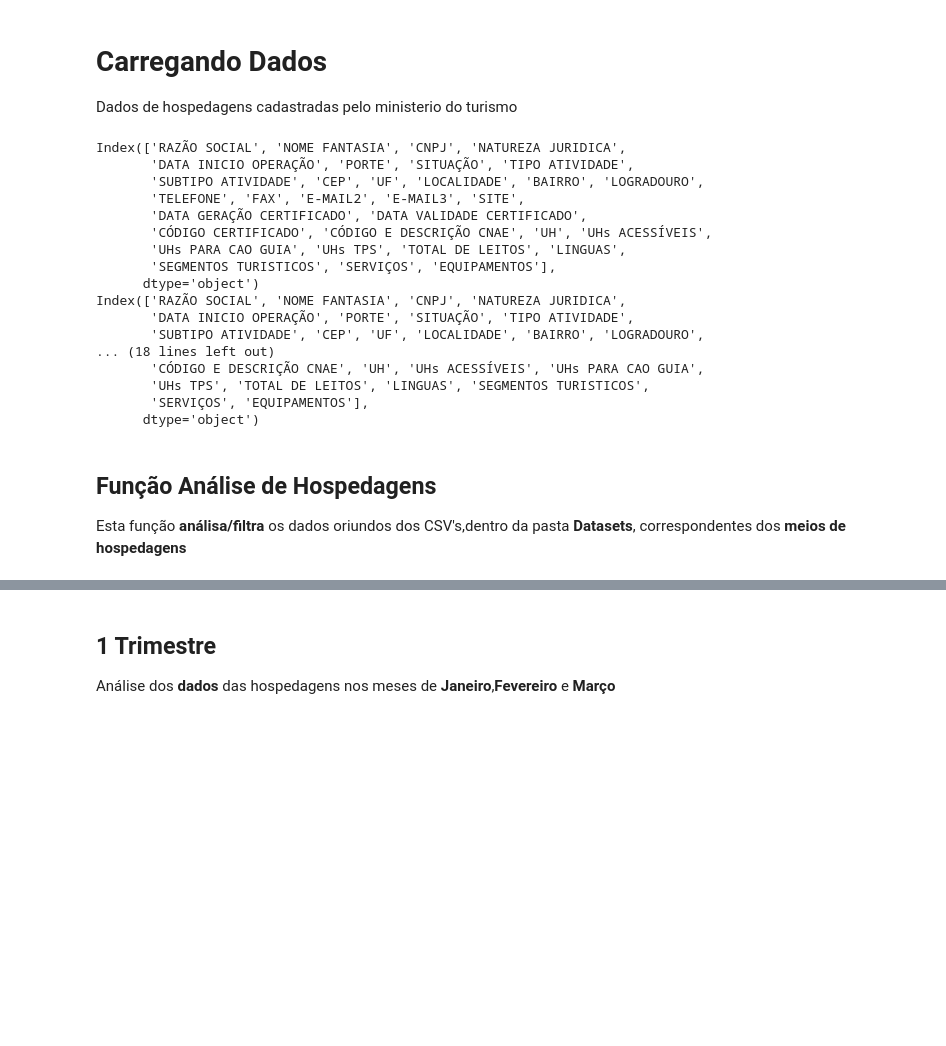
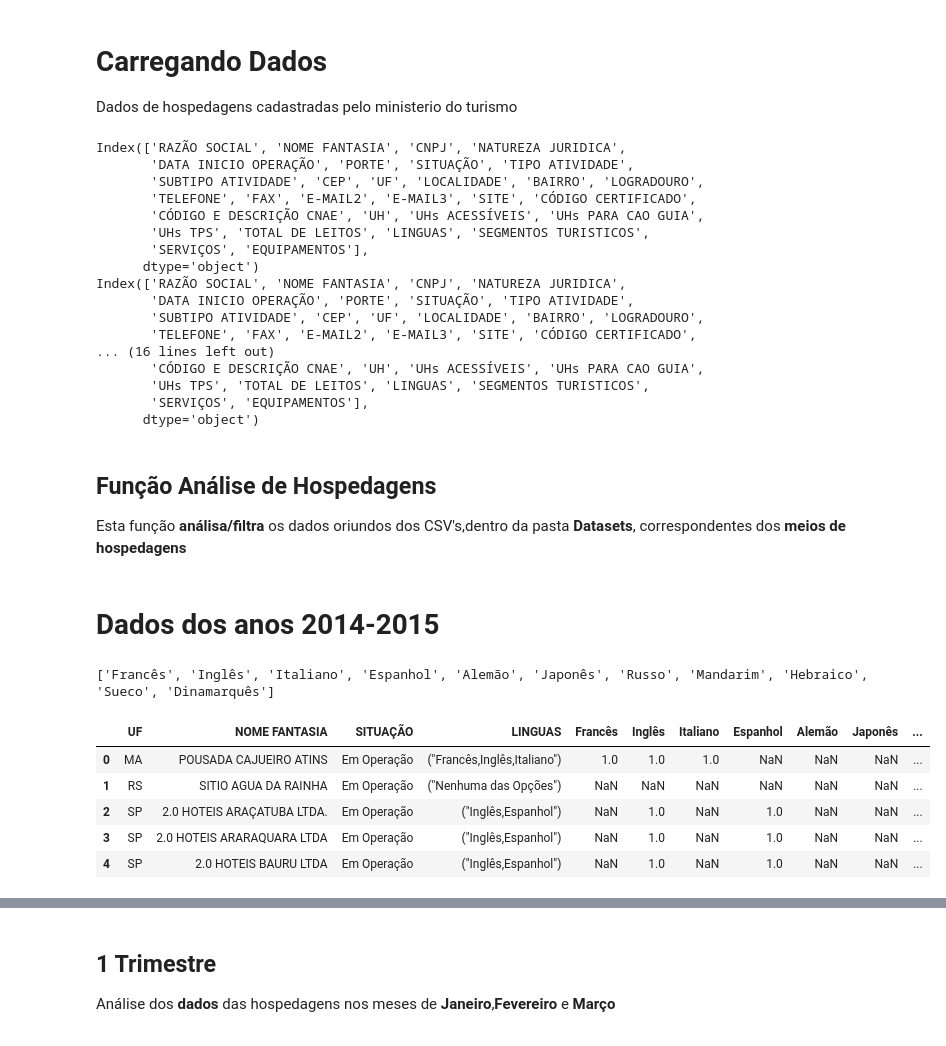
Before and after one commit to if1015-datascience-ufpe/2018-2-projeto-agua-de-coco, a Jupyter notebook: Análise Hospedagens.ipynb, the cells around one changed output, grey strips where cells are left out. Cells and saved outputs as stored; diff of their text form; code cells hidden in the pictures; blank space fills up the shorter version.

```diff
--- a/Análise Hospedagens.ipynb
+++ b/Análise Hospedagens.ipynb
@@ -20,23 +43,23 @@ hospedagens_trimestre04 = pd.read_csv('Datasets/MeiodeHospedagem201604TrimestreC
 # %%
 ## Colunas dos Dados
-print(hospedagens_trimestre01.columns)
-print(hospedagens_trimestre02.columns)
-print(hospedagens_trimestre03.columns)
-print(hospedagens_trimestre04.columns)
+print(dados_2014.columns)
+print(dados_2015.columns)
+print(dados_2016_04.columns)
+print(dados_2017_04.columns)
 # %% [output]
 Index(['RAZÃO SOCIAL', 'NOME FANTASIA', 'CNPJ', 'NATUREZA JURIDICA',
        'DATA INICIO OPERAÇÃO', 'PORTE', 'SITUAÇÃO', 'TIPO ATIVIDADE',
        'SUBTIPO ATIVIDADE', 'CEP', 'UF', 'LOCALIDADE', 'BAIRRO', 'LOGRADOURO',
-       'TELEFONE', 'FAX', 'E-MAIL2', 'E-MAIL3', 'SITE',
-       'DATA GERAÇÃO CERTIFICADO', 'DATA VALIDADE CERTIFICADO',
-       'CÓDIGO CERTIFICADO', 'CÓDIGO E DESCRIÇÃO CNAE', 'UH', 'UHs ACESSÍVEIS',
-       'UHs PARA CAO GUIA', 'UHs TPS', 'TOTAL DE LEITOS', 'LINGUAS',
-       'SEGMENTOS TURISTICOS', 'SERVIÇOS', 'EQUIPAMENTOS'],
+       'TELEFONE', 'FAX', 'E-MAIL2', 'E-MAIL3', 'SITE', 'CÓDIGO CERTIFICADO',
+       'CÓDIGO E DESCRIÇÃO CNAE', 'UH', 'UHs ACESSÍVEIS', 'UHs PARA CAO GUIA',
+       'UHs TPS', 'TOTAL DE LEITOS', 'LINGUAS', 'SEGMENTOS TURISTICOS',
+       'SERVIÇOS', 'EQUIPAMENTOS'],
       dtype='object')
 Index(['RAZÃO SOCIAL', 'NOME FANTASIA', 'CNPJ', 'NATUREZA JURIDICA',
        'DATA INICIO OPERAÇÃO', 'PORTE', 'SITUAÇÃO', 'TIPO ATIVIDADE',
        'SUBTIPO ATIVIDADE', 'CEP', 'UF', 'LOCALIDADE', 'BAIRRO', 'LOGRADOURO',
-... (18 lines left out)
+       'TELEFONE', 'FAX', 'E-MAIL2', 'E-MAIL3', 'SITE', 'CÓDIGO CERTIFICADO',
+... (16 lines left out)
        'CÓDIGO E DESCRIÇÃO CNAE', 'UH', 'UHs ACESSÍVEIS', 'UHs PARA CAO GUIA',
        'UHs TPS', 'TOTAL DE LEITOS', 'LINGUAS', 'SEGMENTOS TURISTICOS',
        'SERVIÇOS', 'EQUIPAMENTOS'],
@@ -79,3 +103,17 @@ def AnaliseDadosHospedagens(dataFrame_Hospedagens):
         dados.loc[dados['LINGUAS'].str.contains(lingua),lingua] = 1
 
     return dados
+# %% [markdown]
+# Dados dos anos 2014-2015
+# %%
+# dados 2014
+dados_2014 = AnaliseDadosHospedagens(dados_2014)
+display(dados_2014.head())
+# %% [output]
+['Francês', 'Inglês', 'Italiano', 'Espanhol', 'Alemão', 'Japonês', 'Russo', 'Mandarim', 'Hebraico', 'Sueco', 'Dinamarquês']
+|  | UF | NOME FANTASIA | SITUAÇÃO | LINGUAS | Francês | Inglês | Italiano | Espanhol | Alemão | Japonês | ... |
+| 0 | MA | POUSADA CAJUEIRO ATINS | Em Operação | ("Francês,Inglês,Italiano") | 1.0 | 1.0 | 1.0 | NaN | NaN | NaN | ... |
+| 1 | RS | SITIO AGUA DA RAINHA | Em Operação | ("Nenhuma das Opções") | NaN | NaN | NaN | NaN | NaN | NaN | ... |
+| 2 | SP | 2.0 HOTEIS ARAÇATUBA LTDA. | Em Operação | ("Inglês,Espanhol") | NaN | 1.0 | NaN | 1.0 | NaN | NaN | ... |
+| 3 | SP | 2.0 HOTEIS ARARAQUARA LTDA | Em Operação | ("Inglês,Espanhol") | NaN | 1.0 | NaN | 1.0 | NaN | NaN | ... |
+| 4 | SP | 2.0 HOTEIS BAURU LTDA | Em Operação | ("Inglês,Espanhol") | NaN | 1.0 | NaN | 1.0 | NaN | NaN | ... |
```
Also changed, not shown: parts of 34 cells of this notebook.
